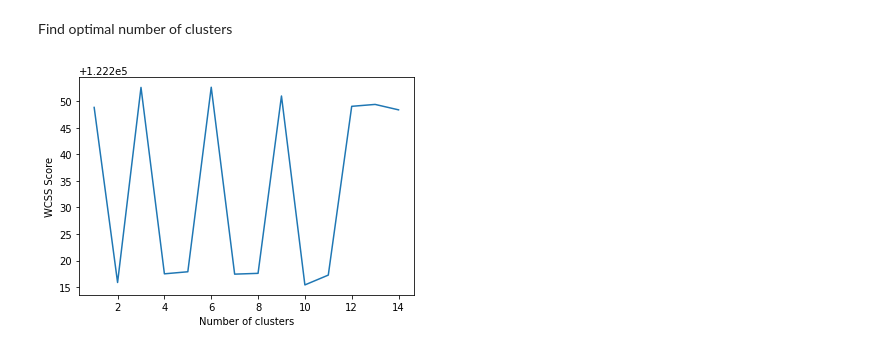
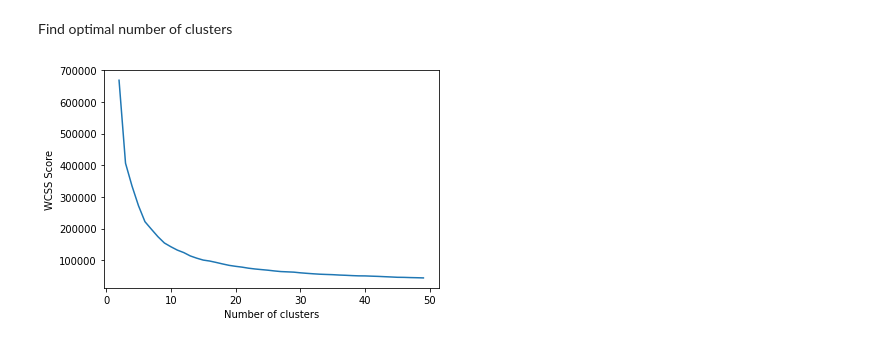
Before and after one commit to benf549/CS475-Machine-Learning-Final-Project, a Jupyter notebook: k-means-recommender.ipynb, the cells around one changed output. Drawn from its saved outputs; the diff is of its cells as text; code cells hidden in the pictures.

```diff
--- a/k-means-recommender.ipynb
+++ b/k-means-recommender.ipynb
@@ -34,18 +34,19 @@ Find optimal number of clusters
 # %%
 score=[]
 
-iter = range(1,15)
-for i in iter:
-    curr_model = KMeans(init="random", n_clusters=12, n_init=10, max_iter=300).fit(train)
+iter = range(2,50)
+for i in range(2,50):
+    clust = i
+    curr_model = KMeans(init="random", n_clusters=clust, n_init=10, max_iter=300).fit(train)
 
     score.append(curr_model.inertia_)
 
 plt.plot(iter, score)
 plt.xlabel('Number of clusters')
 plt.ylabel('WCSS Score')
 plt.show()
 # %% [output]
-[figure, old version]
+[figure, new version]
 # %%
 kmeans = KMeans(
      init="random",
```
Also changed, not shown: parts of 6 cells of this notebook.
